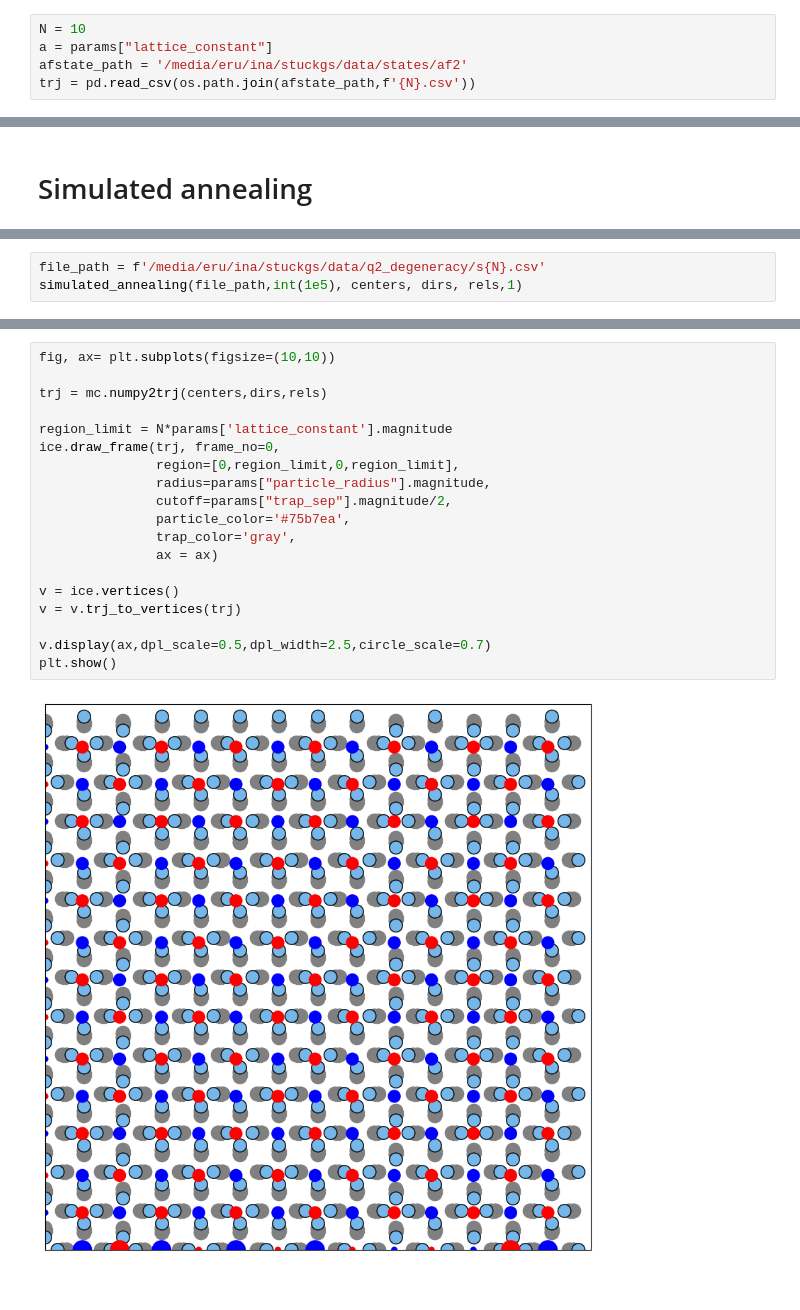
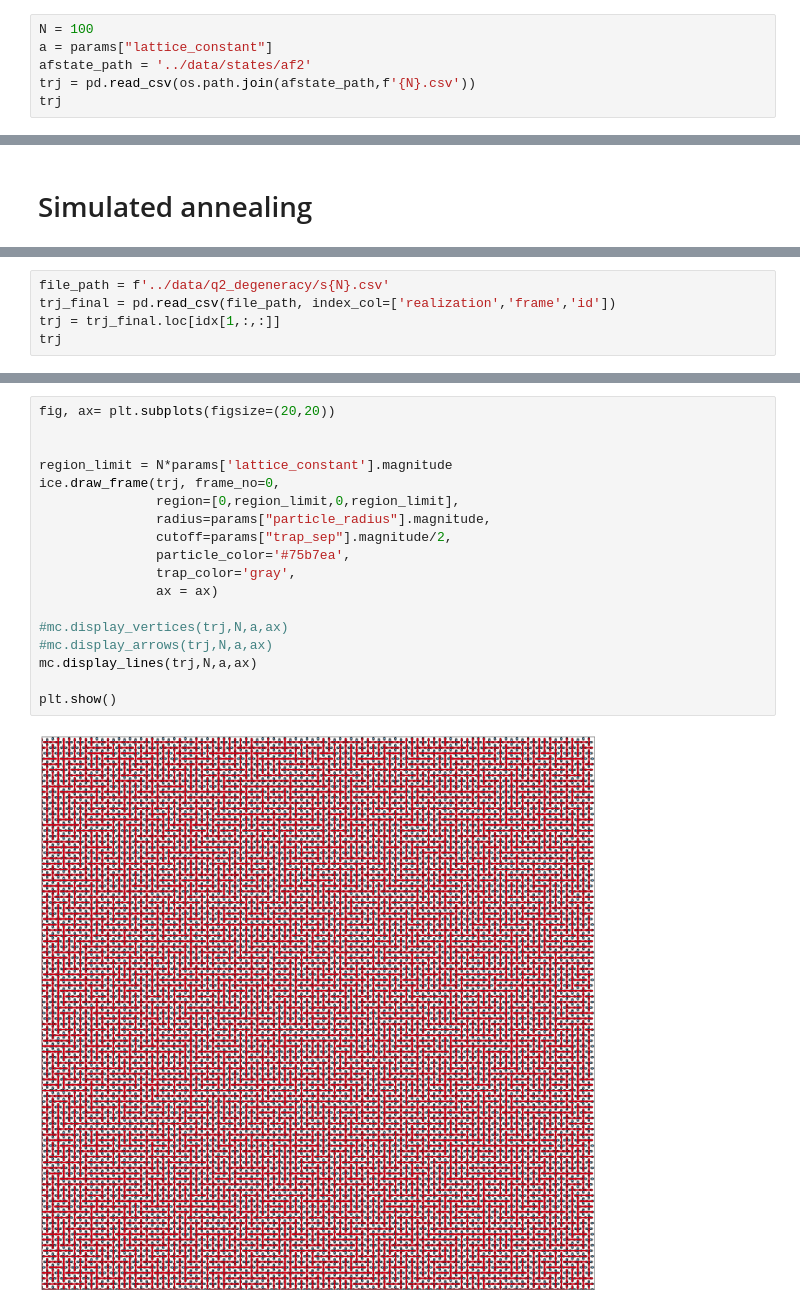
Before and after one commit to leogabac/stuckgs, a Jupyter notebook: src/af2_degeneracy.ipynb, the cells around one changed output, grey strips where cells are left out. Cells and saved outputs as stored; diff of their text form.

Commit message:
af2_degeneracy

```diff
--- a/src/af2_degeneracy.ipynb
+++ b/src/af2_degeneracy.ipynb
@@ -31,7 +31,8 @@ idx = pd.IndexSlice
 # %% [markdown]
 # Initialization
 # %%
-N = 10
+N = 100
 a = params["lattice_constant"]
-afstate_path = '/media/eru/ina/stuckgs/data/states/af2'
+afstate_path = '../data/states/af2'
 trj = pd.read_csv(os.path.join(afstate_path,f'{N}.csv'))
+trj
@@ -87,4 +55,6 @@ def simulated_annealing(file_path, mcsteps, centers, dirs, rels, realization):
 # %%
-file_path = f'/media/eru/ina/stuckgs/data/q2_degeneracy/s{N}.csv'
-simulated_annealing(file_path,int(1e5), centers, dirs, rels,1)
+file_path = f'../data/q2_degeneracy/s{N}.csv'
+trj_final = pd.read_csv(file_path, index_col=['realization','frame','id'])
+trj = trj_final.loc[idx[1,:,:]]
+trj
 # %% [output]
@@ -94,21 +77,20 @@ saving...
 # %%
-fig, ax= plt.subplots(figsize=(10,10))
+fig, ax= plt.subplots(figsize=(20,20))
 
-trj = mc.numpy2trj(centers,dirs,rels)
 
 region_limit = N*params['lattice_constant'].magnitude
 ice.draw_frame(trj, frame_no=0,
                region=[0,region_limit,0,region_limit],
                radius=params["particle_radius"].magnitude,
                cutoff=params["trap_sep"].magnitude/2,
                particle_color='#75b7ea',
                trap_color='gray',
                ax = ax)
 
-v = ice.vertices()
-v = v.trj_to_vertices(trj)
+#mc.display_vertices(trj,N,a,ax)
+#mc.display_arrows(trj,N,a,ax)
+mc.display_lines(trj,N,a,ax)
 
-v.display(ax,dpl_scale=0.5,dpl_width=2.5,circle_scale=0.7)
 plt.show()
 # %% [output]
-[figure, old version]
+[figure, new version]
```
Also changed, not shown: parts of 10 cells of this notebook, 3 other files.
